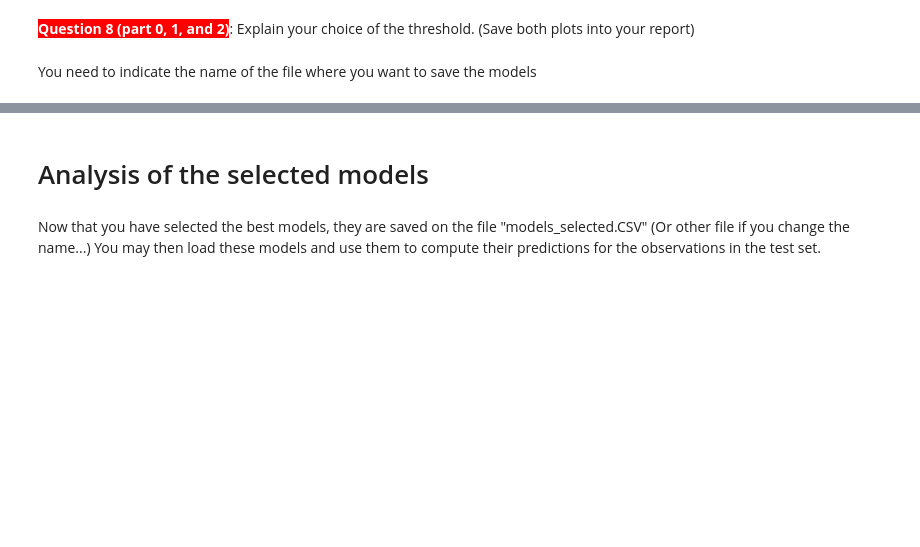
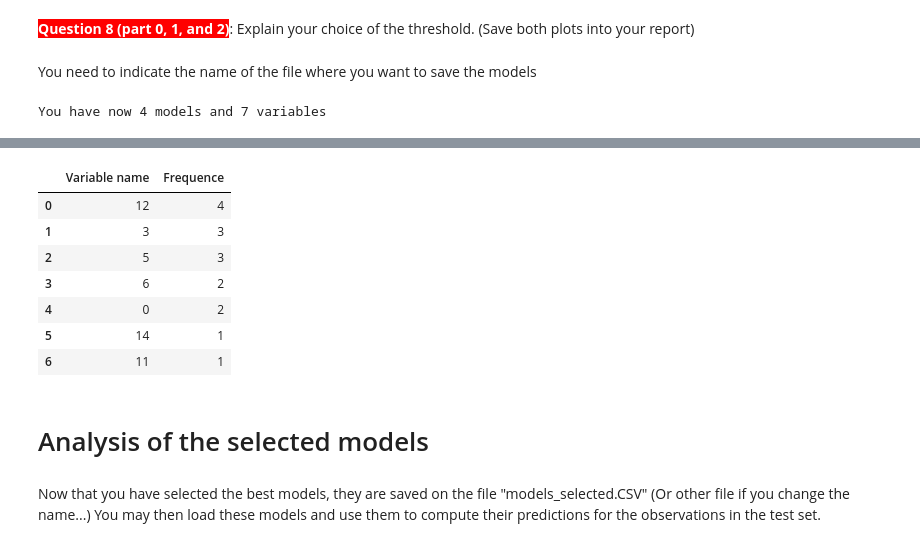
Before and after one commit to Penguinazor/mse.mldb.lab2, a Jupyter notebook: lab4/model_selection_MLBD.ipynb, the cells around one changed output, grey strips where cells are left out. Saved outputs shown, nothing was run; the diff lists cells and outputs as text; code cells hidden in the pictures; blank space fills up the shorter version.

```diff
--- a/lab4/model_selection_MLBD.ipynb
+++ b/lab4/model_selection_MLBD.ipynb
@@ -622,7 +714,7 @@ On the base of this plot, you should decide on threshold values for both, specif
 #Here you put the threshold for the sensitivity and specificity
 #Don't forget to shave the plot and comment into your repport
 #--------------------
-value_sensitivity = 0.6
+value_sensitivity = 0.4
 value_specificity = 0.6
 #--------------------
 
@@ -661,12 +759,14 @@ result = vec_values_sen_spe_models_filtered
 # %%
 %load_ext autoreload
 %autoreload
-
+import os
 
 list_models_path_complete = []
 for index, row in vec_values_sen_spe_models_filtered.iterrows():
-    model_path_complete = "results_models_lab_2_p0_all/" + str(row['file_name'])
-    list_models_path_complete.append(model_path_complete)
+    model_path_complete = "all/" + str(row['file_name'])
+    exists = os.path.isfile(model_path_complete)
+    if exists:
+        list_models_path_complete.append(model_path_complete)
 
 #Perform the counting
 list_models_vars = libraries.interpretability_methods.transformModelsToModelVarObj(list_models_path_complete)
@@ -712,7 +839,7 @@ You need to indicate the name of the file where you want to save the models
 list_models_vars_cpopy = list_models_vars.copy()
 #select the minimum frequency
 #--------------------
-nb_min_var = 3
+nb_min_var = 22
 #--------------------
 
 #Perform the frequency
@@ -742,3 +869,5 @@ file_name = 'models_selected.csv'
 list_models_names=[model_var.model_path for model_var in list_model_var_resultant]
 dataframe_names_files = pd.DataFrame(list_models_names)
 dataframe_names_files.to_csv(file_name, sep=',', encoding='utf-8')
+# %% [output]
+You have now 4 models and 7 variables
@@ -745,3 +876,11 @@ dataframe_names_files.to_csv(file_name, sep=',', encoding='utf-8')
+|  | Variable name | Frequence |
+| 0 | 12 | 4 |
+| 1 | 3 | 3 |
+| 2 | 5 | 3 |
+| 3 | 6 | 2 |
+| 4 | 0 | 2 |
+| 5 | 14 | 1 |
+| 6 | 11 | 1 |
 # %% [markdown]
 # Analysis of the selected models
 # %% [markdown]
```
Also changed, not shown: parts of 16 cells of this notebook, 8 other files.
